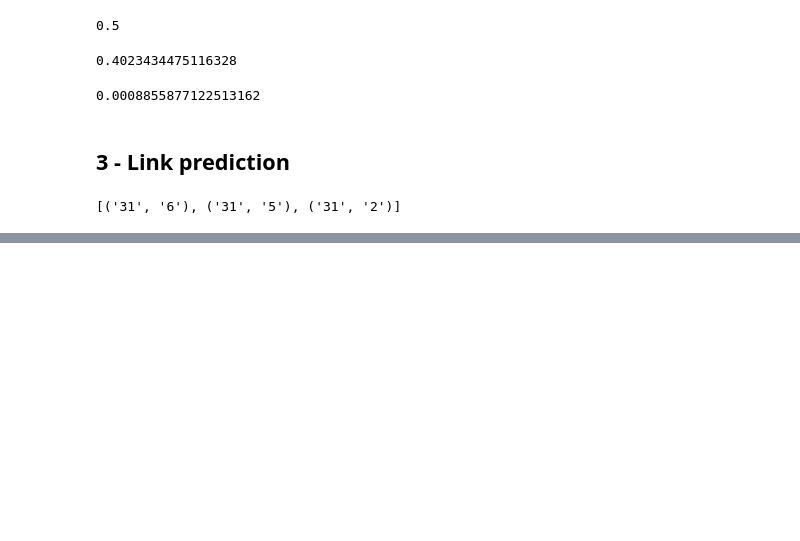
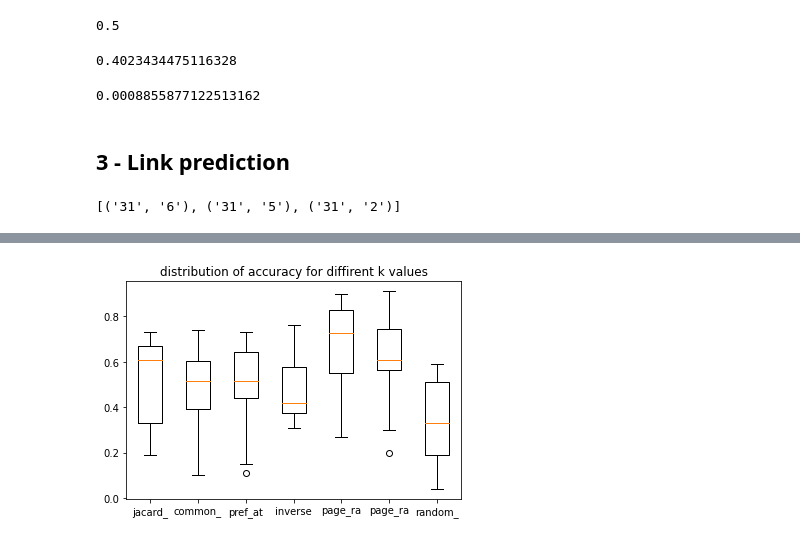
Before and after one commit to nassimTchoulak/social_graph_and_communities, a Jupyter notebook: link_prediction_lab.ipynb, the cells around one changed output, grey strips where cells are left out. Cells and saved outputs as stored; diff of their text form; code cells hidden in the pictures; blank space fills up the shorter version.

```diff
--- a/link_prediction_lab.ipynb
+++ b/link_prediction_lab.ipynb
@@ -174,0 +233,14 @@ True
+# %%
+
+names = [f.__name__[0:7] for f in functions]
+ids = [i+1 for i in range(0,len(functions))]
+
+
+plt.title('distribution of accuracy for diffirent k values')
+plt.boxplot(full_data)
+
+plt.xticks(ids, names)
+
+plt.show()
+# %% [output]
+[figure, added]
```
Also changed, not shown: parts of 6 cells of this notebook.
